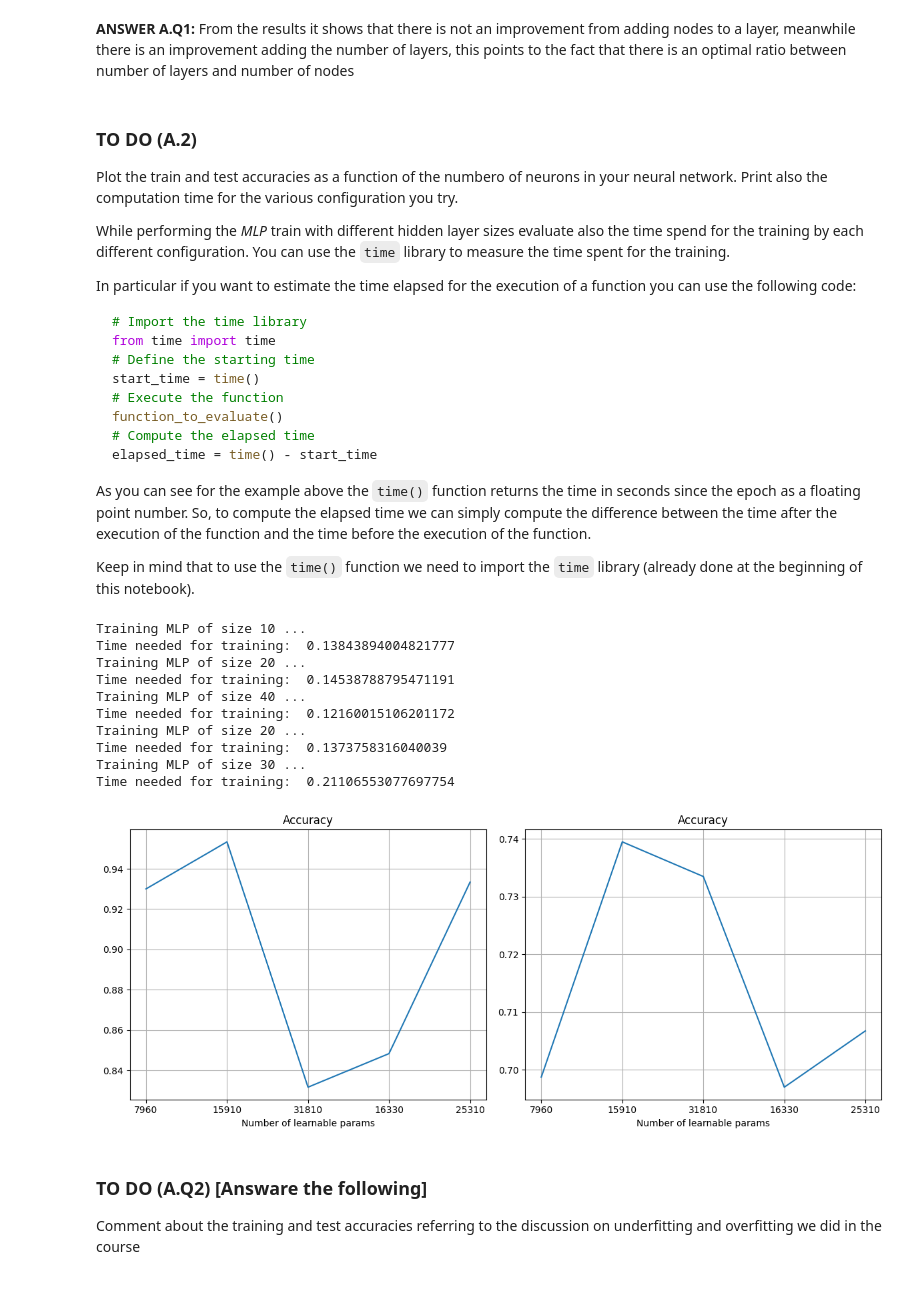
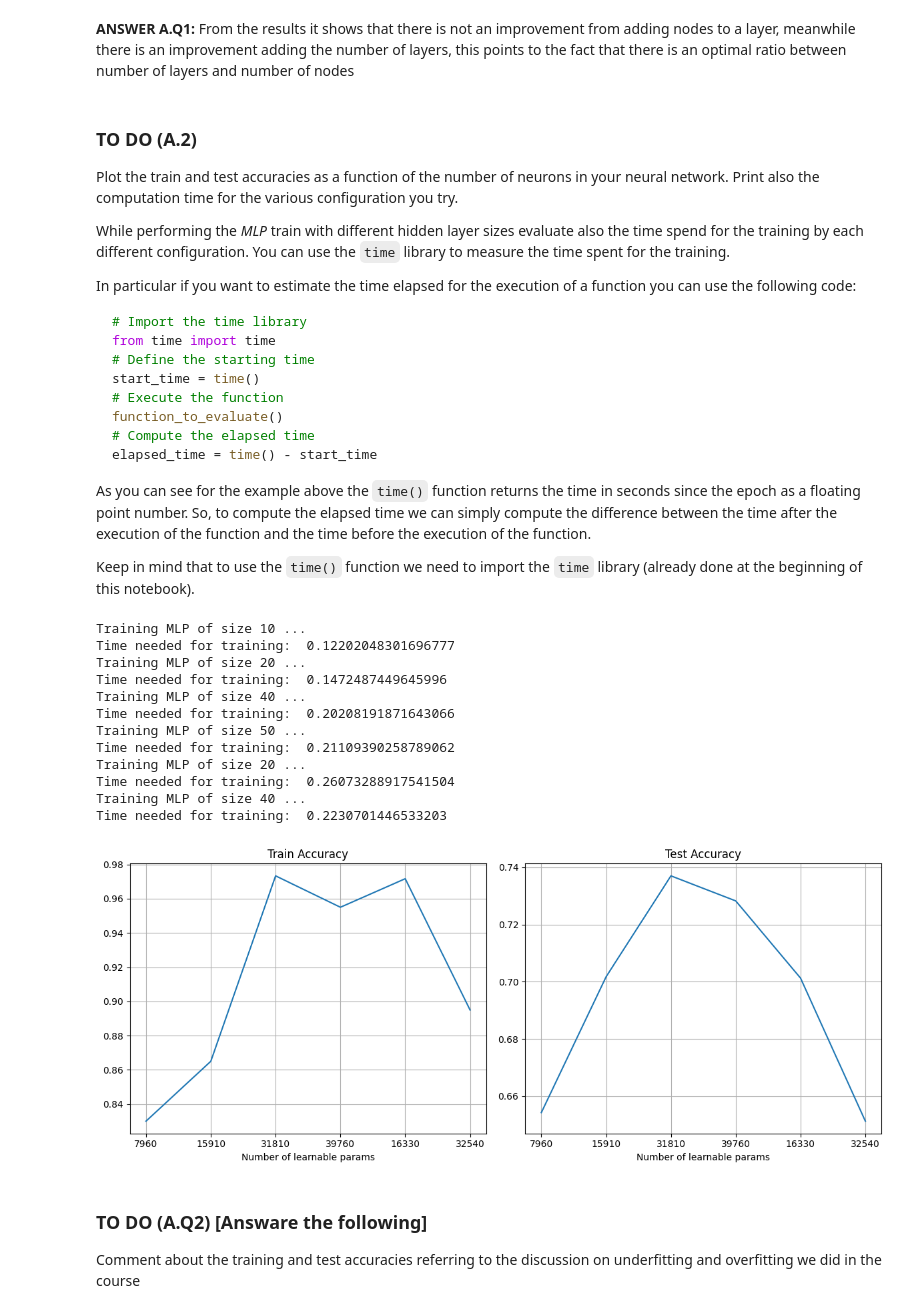
Before and after one commit to r15i/lab-machine-learning, a Jupyter notebook: lab4(consegna)/risi_emilio_lab4.ipynb, the cells around one changed output. Drawn from its saved outputs; the diff is of its cells as text; code cells hidden in the pictures.

```diff
--- a/lab4(consegna)/risi_emilio_lab4.ipynb
+++ b/lab4(consegna)/risi_emilio_lab4.ipynb
@@ -137,9 +137,9 @@ def plot_accuracies(accuracies: tp.List[float], hl_labels: tp.List[str], titles:
         ax.plot(accuracies[i])
         ax.set_xlabel("Number of learnable params")
         ax.set_title("Accuracy")
-        ax.set_xticks(np.arange(len(hl_labels))) #ho tolto hl_labels[i]
-        ax.set_xticklabels(hl_labels)
-        if titles is not None and len(titles) > i:
+        ax.set_xticks(np.arange(0,len(hl_labels[i])))
+        ax.set_xticklabels(hl_labels[i])
+        if titles is not None:
             ax.set_title(titles[i])
         ax.grid(True)
 
@@ -193,7 +193,7 @@ In the first part of this notebook we are going to implement a simple *MLP* usin
 # Fix your ID ("numero di matricola") and the seed for random generator
 # as usual you can try different seeds by adding a constant to the number:
 # ID = 1234567 + X
-ID = 2092320  # insert your ID number here
+ID = 2097476 +5 # insert your ID number here
 #ID = 2122841  # insert your ID number here
 np.random.seed(ID)
 # %% [markdown]
@@ -272,8 +276,7 @@ You can reduce the number of iterations if the running time is too long on your
 parameters = {'hidden_layer_sizes': [(10,), (20,), (40,), (20,20,), (40,20,10)]}
 
 # Create a MLP classifier using scikit-learn
-max_iter = 50
-mlp = MLPClassifier(max_iter = max_iter, alpha=1e-4, solver = 'sgd', tol = 1e-4, learning_rate_init=0.1, random_state=42)
+mlp = MLPClassifier(max_iter = 200, alpha=1e-4, solver = 'sgd', tol = 1e-4, learning_rate_init=0.1, random_state=ID,early_stopping=True)
 
 # Perform a grid search varying over the given parameters
 clf = GridSearchCV(mlp, parameters, cv=5)
@@ -308,7 +311,7 @@ From the results it shows that there is not an improvement from adding nodes to
 # %% [markdown]
 ### TO DO (A.2)
 
-Plot the train and test accuracies as a function of the numbero of neurons in your neural network. Print also the computation time for the various configuration you try.
+Plot the train and test accuracies as a function of the number of neurons in your neural network. Print also the computation time for the various configuration you try.
 
 While performing the *MLP* train with different hidden layer sizes evaluate also the time spend for the training by each different configuration. You can use the `time` library to measure the time spent for the training.
 
@@ -332,60 +335,53 @@ Keep in mind that to use the `time()` function we need to import the `time` libr
 # Define the list of hidden layer sizes to try out (feel free to change)
 # Define also the labels for the plot
 hl_sizes = [(10,), (20,), (40,), (20,20,), (30,30,20)] #dimensioni degli hidden layers
+hl_sizes = [(10,), (20,), (40,), (50,), (20,20,), (40,20,10)]
+
 hl_labels = [param_count(t, x_train, labels) for t in hl_sizes]
 
 # Train the MLPs with the different hidden layers sizes and get the accuracies
 train_acc_list, test_acc_list = [], []  # lists for saving accuracies (train and test)
 training_time = []
 
-labels_train = []
-labels_test = []
 
-param_grid = {'hl_sizes': hl_sizes}
 
 for hl_size in hl_sizes:
     #maybe to modify
     print(f"Training MLP of size {hl_size[0]} ...")
+    # Define the MLP object
+    mlp = MLPClassifier(hidden_layer_sizes=hl_size, max_iter=200, solver='sgd', alpha=1e-4, tol=1e-4, learning_rate_init = 0.1, random_state=ID,early_stopping=True)
 
 
-    # Define the MLP object
-    mlp = MLPClassifier(hidden_layer_sizes = hl_size, max_iter = 200, alpha = 1e-4, solver = 'sgd', tol = 1e-4, learning_rate_init=0.1, random_state=42, early_stopping=True)
+    s_time = time()
+    # Train the MLP
+    mlp.fit(x_train, y_train)
 
-    # Train the MLP
-    s_time = time()
-    mlp.fit(x_train, y_train)
-    predicted_labels_train = mlp.predict(x_train)
-    predicted_labels_test = mlp.predict(x_test)
     training_time.append(time() - s_time)
 
-
-
     # Save the accuracies in the correct lists
-    #labels
-    labels_train.append(predicted_labels_train)
-    labels_test.append(predicted_labels_test)
-    #score
     train_acc_list.append(mlp.score(x_train, y_train))
     test_acc_list.append(mlp.score(x_test, y_test))
 
     # Print the time needed for training
     print("Time needed for training: ", training_time[-1])
 
 # Plot the train and test and train accuracies
 # Suggestions: use the plot_accuracies function
-plot_accuracies([train_acc_list, test_acc_list] , hl_labels)
+plot_accuracies([train_acc_list, test_acc_list], [hl_labels, hl_labels], titles=['Train Accuracy','Test Accuracy'])
 # %% [output]
 Training MLP of size 10 ...
-Time needed for training:  0.13843894004821777
+Time needed for training:  0.12202048301696777
 Training MLP of size 20 ...
-Time needed for training:  0.14538788795471191
+Time needed for training:  0.1472487449645996
 Training MLP of size 40 ...
-Time needed for training:  0.12160015106201172
+Time needed for training:  0.20208191871643066
+Training MLP of size 50 ...
+Time needed for training:  0.21109390258789062
 Training MLP of size 20 ...
-Time needed for training:  0.1373758316040039
-Training MLP of size 30 ...
-Time needed for training:  0.21106553077697754
+Time needed for training:  0.26073288917541504
+Training MLP of size 40 ...
+Time needed for training:  0.2230701446533203
-[figure, old version]
+[figure, new version]
 # %% [markdown]
 ### TO DO (A.Q2) [Answare the following]
 
```
Also changed, not shown: parts of 11 cells of this notebook, 1 other file.
